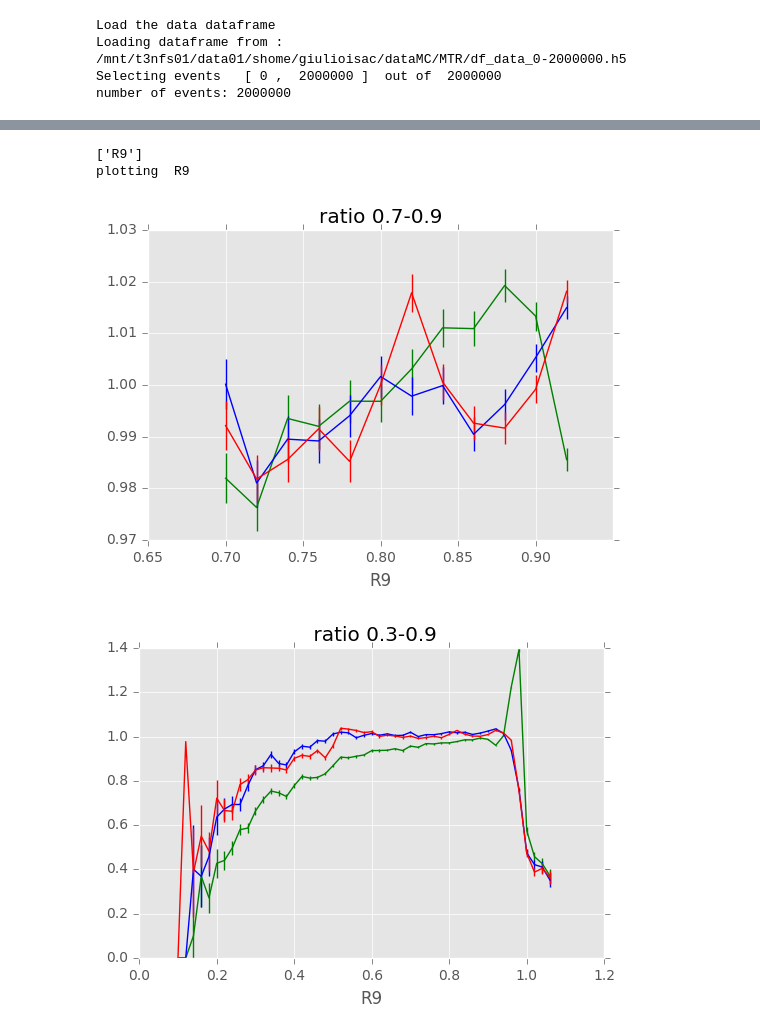
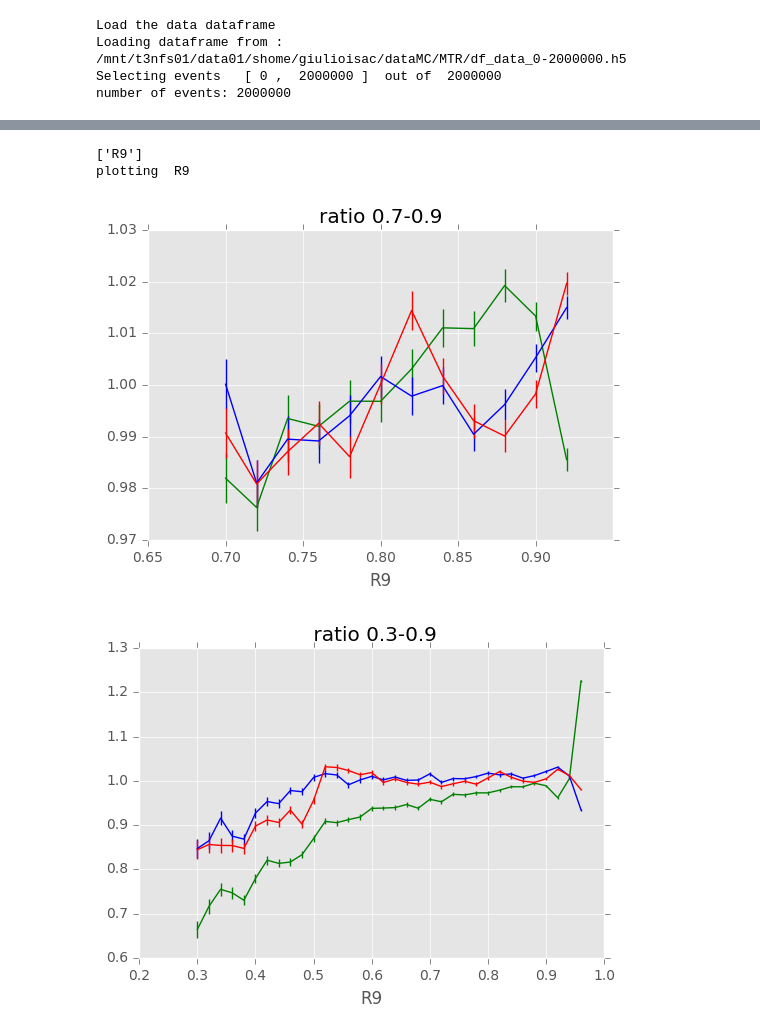
Before and after one commit to threiten/dataMC-1, a Jupyter notebook: MTR/TestCode02_WithAndWithoutWeightsEB+EE.ipynb, the cells around one changed output, grey strips where cells are left out. Drawn from its saved outputs; the diff is of its cells as text; code cells hidden in the pictures.

```diff
--- a/MTR/TestCode02_WithAndWithoutWeightsEB+EE.ipynb
+++ b/MTR/TestCode02_WithAndWithoutWeightsEB+EE.ipynb
@@ -200,7 +188,7 @@ for yvar in ylist:
     bincenters = 0.5*(_edges[1:]+_edges[:-1])
     width      = 0
     menStd     = np.sqrt(mc_bins*10)/float(np.sum(mc_bins*10))
-    menStdCorr     = np.sqrt(mccorr_bins)/float(np.sum(mccorr_bins))
+    menStdCorr     = np.sqrt(mccorr_bins*10)/float(np.sum(mccorr_bins*10))
     menStddata     = np.sqrt(data_bins)/float(np.sum(data_bins))
 
     #normallize it in height:
@@ -225,5 +212,0 @@ is the sum1? 0.999999997704 0.999999994263 0.999999998006
-# %%
-rv2=np.arange(-0.5,0.5,0.0001)
-mccorr_bins, _edges = np.histogram(dfmc_ConWeights["weight"], rv2)
-edges = _edges[:len(_edges)-1]
-plt.plot(edges,mccorr_bins)
@@ -240,7 +220,7 @@ for yvar in ylist:
     rv = []
     if yvar == "R9":
         rv  = np.arange(0.0,1.0,0.001)
-        rv2 = np.arange(0.0,1.1,0.02)
+        rv2 = np.arange(0.3,1.0,0.02)
         rv3 = np.arange(0.7,0.95,0.02)
 
     fig = plt.figure()
@@ -313,35 +293,35 @@ for yvar in ylist:
     bincenters = 0.5*(_edges[1:]+_edges[:-1])
     width      = 0
     menStdMc     = np.sqrt(mc_bins)/float(np.sum(mc_bins))
     menStdMcCorr     = np.sqrt(mccorr_bins)/float(np.sum(mccorr_bins))
     menStdData     = np.sqrt(data_bins)/float(np.sum(data_bins))
     menStdMcCorr1     = np.sqrt(mccorr_bins1)/float(np.sum(mccorr_bins1))
     #normallize it in height:
     mccorr_bins=mccorr_bins/float(np.sum(mccorr_bins))
     mc_bins=mc_bins/float(np.sum(mc_bins))
     data_bins=data_bins/float(np.sum(data_bins))
     mccorr_bins1=mccorr_bins1/float(np.sum(mccorr_bins1))
     #do the ratio
     h1 = mc_bins/data_bins
     h2 = mccorr_bins/data_bins
     h3 = mccorr_bins1/data_bins
     #propagate relative error quadratically
     h1er= menStdMc/data_bins
     h2er= menStdMcCorr/data_bins
     h3er= menStdMcCorr1/data_bins
 
     #plot
     plt.errorbar(edges,h1, yerr=h1er,capsize=0,color="g")# uncorrected
     plt.errorbar(edges,h2, yerr=h2er,capsize=0,color="b")#corrected
     plt.errorbar(edges,h3, yerr=h2er,capsize=0,color="r")#corrected with weights
 
 
     ax.set_title(' ratio 0.3-0.9')
 # %% [output]
 ['R9']
 plotting  R9
-[figure, old version]
+[figure, new version]
-[figure, old version]
+[figure, new version]
 # %%
 #our variables are dfmc and dfdata, let's work with them.
 #let's see how the profiles generally are.
```
Also changed, not shown: parts of 5 cells of this notebook, 8 other files.
